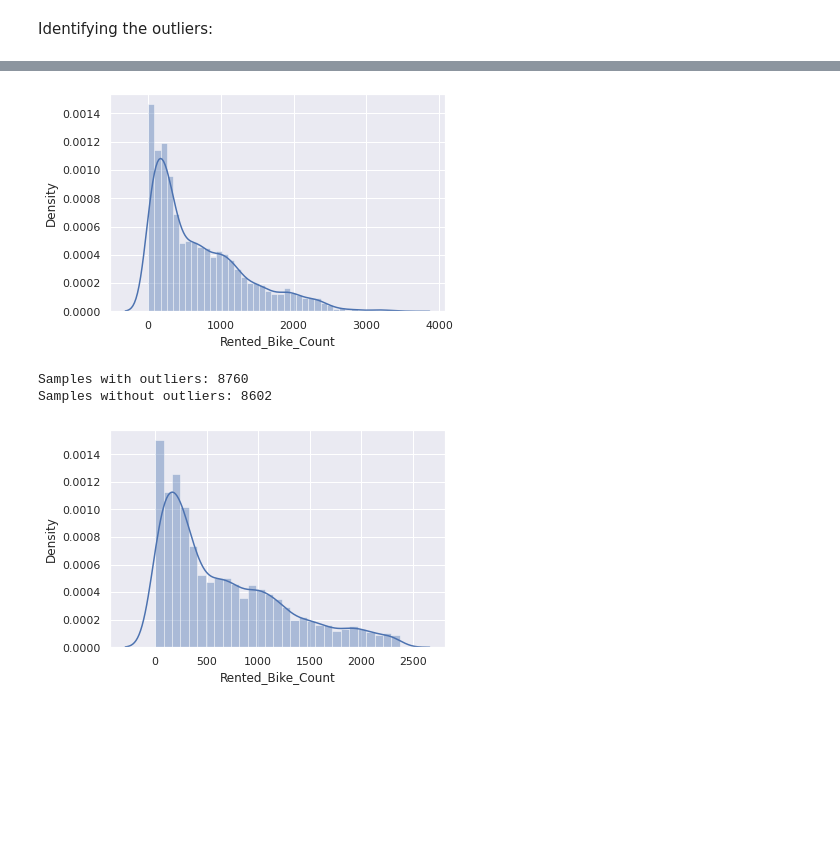
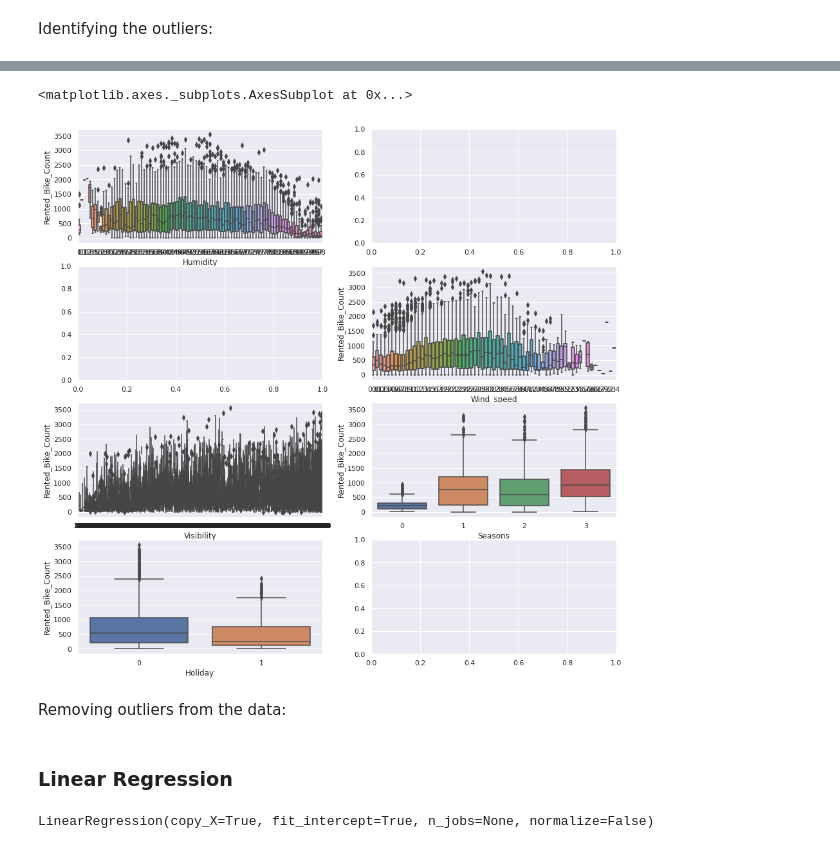
Before and after one commit to vanshika7-max/Bike-Sharing-Demand-Prediction, a Jupyter notebook: Vanshika_Raj_Bike_Sharing_Demand_Prediction_Capstone_Project.ipynb, the cells around one changed output, grey strips where cells are left out. Cells and saved outputs as stored; diff of their text form; code cells hidden in the pictures; blank space fills up the shorter version.

```diff
--- a/Vanshika_Raj_Bike_Sharing_Demand_Prediction_Capstone_Project.ipynb
+++ b/Vanshika_Raj_Bike_Sharing_Demand_Prediction_Capstone_Project.ipynb
@@ -290,18 +254,17 @@ Dep_var=['Rented_Bike_Count']
-# %%
-sns.distplot(SeoulBikeData1[Dep_var[-1]]);
-# %% [output]
-[figure, removed]
-# %%
-print("Samples with outliers: {}".format(len(SeoulBikeData1)))
-q1 = SeoulBikeData1.Rented_Bike_Count.quantile(0.25)
-q3 = SeoulBikeData1.Rented_Bike_Count.quantile(0.75)
-iqr = q3 - q1
-lower_bound = q1 -(1.5 * iqr)
-upper_bound = q3 +(1.5 * iqr)
-Seoul_preprocessed = SeoulBikeData1.loc[(SeoulBikeData1.Rented_Bike_Count >= lower_bound) & (SeoulBikeData1.Rented_Bike_Count <= upper_bound)]
-print("Samples without outliers: {}".format(len(Seoul_preprocessed)))
-sns.distplot(Seoul_preprocessed.Rented_Bike_Count);
-# %% [output]
-Samples with outliers: 8760
-Samples without outliers: 8602
-[figure, removed]
+# %%
+sns.set(font_scale=1.0)
+fig, axes = plt.subplots(nrows=4,ncols=2)
+fig.set_size_inches(15, 15)
+sns.boxplot(data=SeoulBikeData,y="Rented_Bike_Count",x="Humidity",orient="v",ax=axes[0][0])
+# sns.boxplot(data=SeoulBikeData,y="Rented_Bike_Count",x="day_of_week",orient="v",ax=axes[0][0])
+# sns.boxplot(data=SeoulBikeData,y="Rented_Bike_Count",x="day_of_year",orient="v",ax=axes[1][0])
+sns.boxplot(data=SeoulBikeData,y="Rented_Bike_Count",x="Wind_speed",orient="v",ax=axes[1][1])
+sns.boxplot(data=SeoulBikeData,y="Rented_Bike_Count",x="Visibility",orient="v",ax=axes[2][0])
+sns.boxplot(data=SeoulBikeData,y="Rented_Bike_Count",x="Seasons",orient="v",ax=axes[2][1])
+sns.boxplot(data=SeoulBikeData,y="Rented_Bike_Count",x="Holiday",orient="v",ax=axes[3][0])
+# sns.boxplot(data=SeoulBikeData,y="Rented_Bike_Count",x="is_weekend",orient="v",ax=axes[3][1])
+# %% [output]
+<matplotlib.axes._subplots.AxesSubplot at 0x...>
+[figure, added]
+# %% [markdown]
+Removing outliers from the data:
@@ -307,0 +283,2 @@ Samples without outliers: 8602
+# %% [markdown]
+### **Linear Regression**
@@ -307,0 +292,5 @@ Samples without outliers: 8602
+# %%
+regressor = LinearRegression()
+regressor.fit(X_train, Y_train)
+# %% [output]
+LinearRegression(copy_X=True, fit_intercept=True, n_jobs=None, normalize=False)
```
Also changed, not shown: parts of 79 cells of this notebook.
